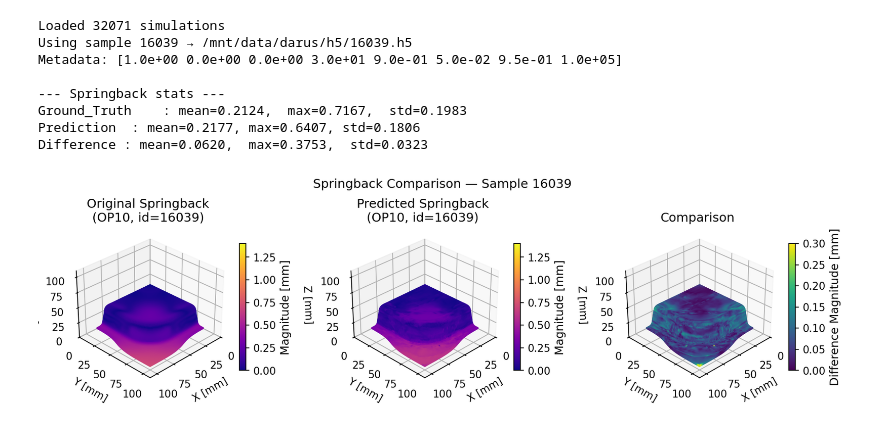
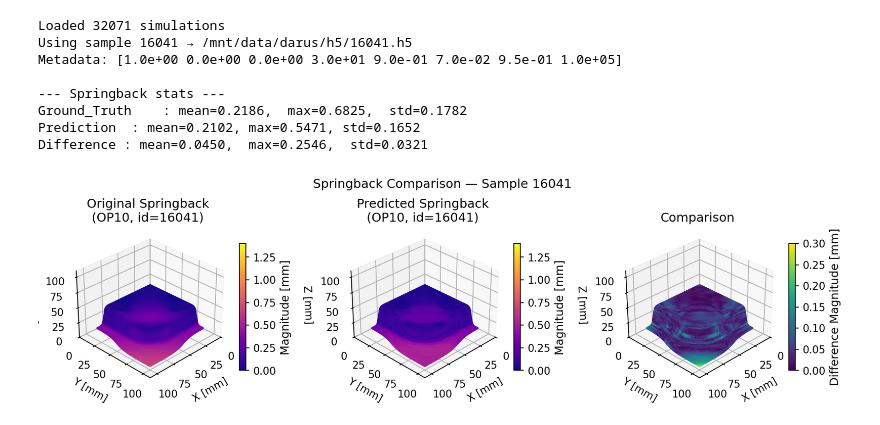
Before and after one commit to Jiang241023/research_project, a Jupyter notebook: hybrid_approach/feature_extraction/feature_display_pointcloud.ipynb, the cells around one changed output. Cells and saved outputs as stored; diff of their text form; code cells hidden in the pictures.

```diff
--- a/hybrid_approach/feature_extraction/feature_display_pointcloud.ipynb
+++ b/hybrid_approach/feature_extraction/feature_display_pointcloud.ipynb
@@ -315,7 +11,7 @@ from utils_DDACS import extract_mesh, extract_point_springback
 # Config
 OPERATION   = 10
 TIMESTEP    = 2
-sample_id   = "16039"
+sample_id   = "16041"
 # pred_dir    = "/home/RUS_CIP/st186731/research_project/hybrid_approach/grit_like_and_graphormer_like/prediction/ddacs-node-regression/grit_like"
 pred_dir    = "/home/RUS_CIP/st186731/research_project/hybrid_approach/grit_like_and_graphormer_like/prediction/ddacs-node-regression/graphormer_like"
 data_root   = "/mnt/data/jiang"
@@ -439,37 +135,37 @@ ax2.set_xlabel("X [mm]"); ax2.set_ylabel("Y [mm]"); ax2.set_zlabel("Z [mm]")
 ax3 = fig.add_subplot(133, projection="3d")
 p3 = ax3.scatter(coords_plot[:,0], coords_plot[:,1], coords_plot[:,2], c=col3, s=1, alpha=0.95)
 add_colorbar(fig, ax3, plt.cm.ScalarMappable(cmap="viridis", norm=norm_difference), "Difference Magnitude [mm]")
 # add_colorbar(fig, ax3, plt.cm.ScalarMappable(cmap=cmap_viridis_cb, norm=norm_diff_cb), "Difference Magnitude [mm]")
 ax3.set_title("Comparison")
 ax3.set_xlim(AXIS_LIMITS); ax3.set_ylim(AXIS_LIMITS); ax3.set_zlim(AXIS_LIMITS)
 ax3.view_init(VIEW_ELEVATION, VIEW_AZIMUTH)
 ax3.set_xlabel("X [mm]"); ax3.set_ylabel("Y [mm]"); ax3.set_zlabel("Z [mm]")
 
 plt.suptitle(f"Springback Comparison — Sample {sim_id}", y=0.98, fontsize=12)
 
 save_dir = Path("/home/RUS_CIP/st186731/research_project/figures")
 
 save_dir.mkdir(parents=True, exist_ok=True)
 
 fig.tight_layout()  # arrange subplots nicely
 if pred_dir == "/home/RUS_CIP/st186731/research_project/hybrid_approach/grit_like_and_graphormer_like/prediction/ddacs-node-regression/graphormer_like":
     fig.savefig(save_dir / f"springback_id{sample_id}_graphormer_like_with_lap_loss.png",
                 dpi=150,                 # pixel density (inches × dpi = pixels)
                 bbox_inches="tight",     # trim extra margins
                 pad_inches=0.1)
 else:
-    fig.savefig(save_dir / f"springback_id{sample_id}_grit_like_with_lap_loss.png",
+    fig.savefig(save_dir / f"springback_id{sample_id}_grit_like_without_lap_loss.png",
                 dpi=150,                 # pixel density (inches × dpi = pixels)
                 bbox_inches="tight",     # trim extra margins
                 pad_inches=0.1)
 plt.show()
 # %% [output]
 Loaded 32071 simulations
-Using sample 16039 → /mnt/data/darus/h5/16039.h5
-Metadata: [1.0e+00 0.0e+00 0.0e+00 3.0e+01 9.0e-01 5.0e-02 9.5e-01 1.0e+05]
+Using sample 16041 → /mnt/data/darus/h5/16041.h5
+Metadata: [1.0e+00 0.0e+00 0.0e+00 3.0e+01 9.0e-01 7.0e-02 9.5e-01 1.0e+05]
 
 --- Springback stats ---
-Ground_Truth    : mean=0.2124,  max=0.7167,  std=0.1983
-Prediction  : mean=0.2177, max=0.6407, std=0.1806
-Difference : mean=0.0620,  max=0.3753,  std=0.0323
+Ground_Truth    : mean=0.2186,  max=0.6825,  std=0.1782
+Prediction  : mean=0.2102, max=0.5471, std=0.1652
+Difference : mean=0.0450,  max=0.2546,  std=0.0321
-[figure, old version]
+[figure, new version]
```
Also changed, not shown: parts of 7 cells of this notebook, 6 other files.
